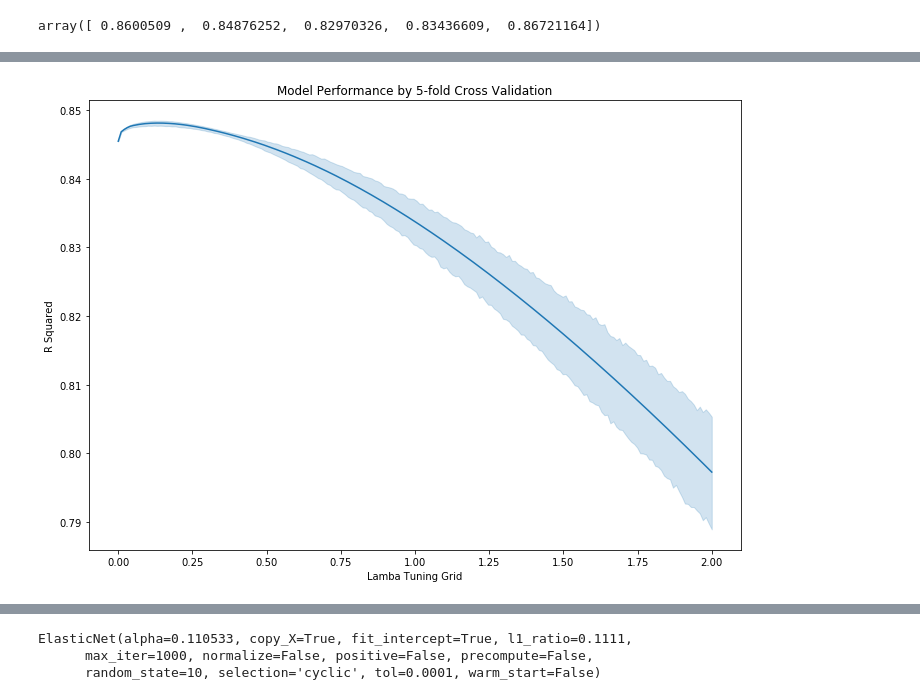
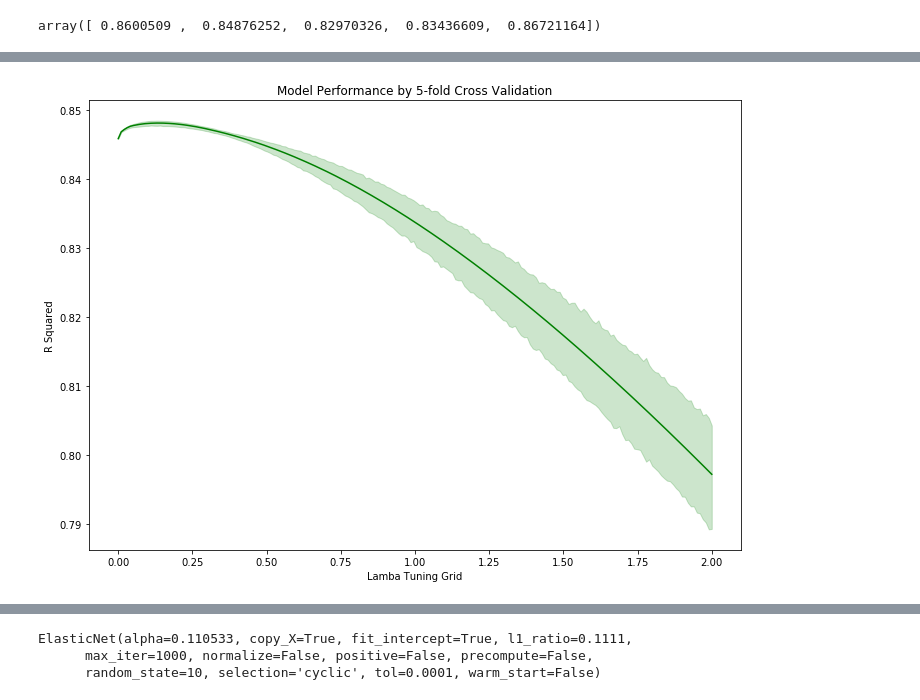
Before and after one commit to yeewill/project_2_webScrapeRegression, a Jupyter notebook: 04 Modeling.ipynb, the cells around one changed output, grey strips where cells are left out. Cells and saved outputs as stored; diff of their text form; code cells hidden in the pictures.

```diff
--- a/04 Modeling.ipynb
+++ b/04 Modeling.ipynb
@@ -56,13 +56,13 @@ sns.lineplot(x=lamb, y=lm_reg_r2);
 # %%
 a4_dims = (11.7, 8.27)
 fig, ax = plt.subplots(figsize=a4_dims)
-sns.lineplot(x=lamb, y=lm_reg_r2);
+sns.lineplot(x=lamb, y=lm_reg_r2, color ='green');
 plt.title("Model Performance by 5-fold Cross Validation")
 plt.xlabel("Lamba Tuning Grid")
 plt.ylabel("R Squared");
 plt.savefig('Tuning Grid.svg',bbox_inches="tight")
 # %% [output]
-[figure, old version]
+[figure, new version]
 # %%
 elastic_net_results = pd.DataFrame({
     'lamb': lamb,
```
Also changed, not shown: parts of 10 cells of this notebook, 7 other files.
